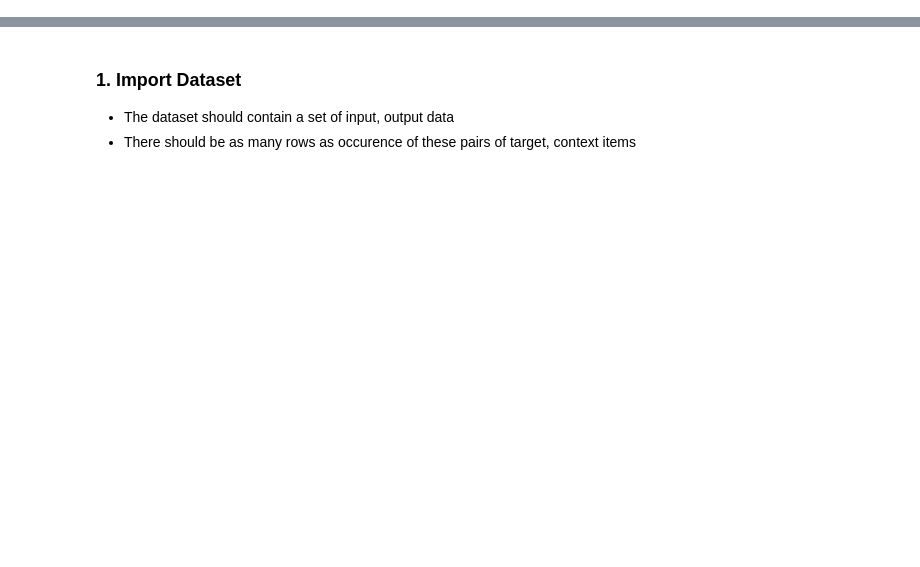
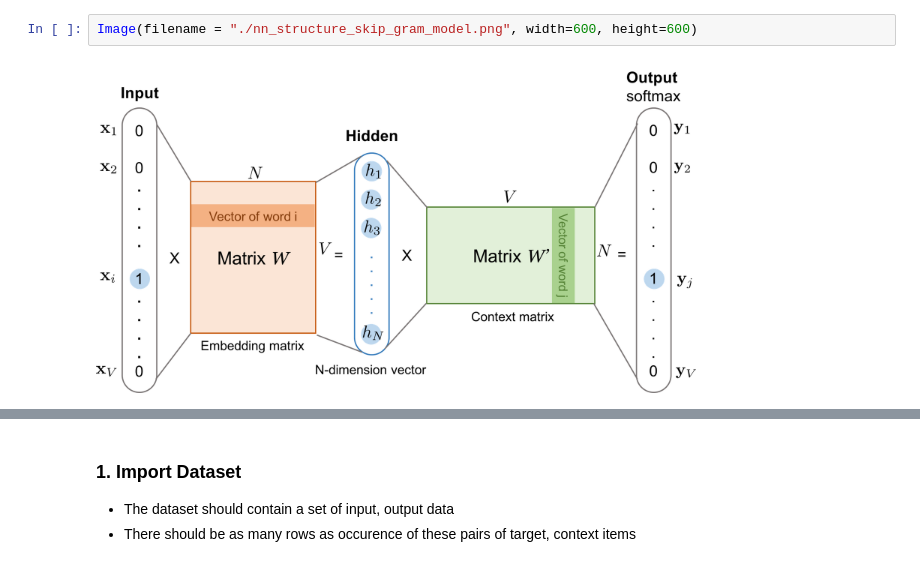
Before and after one commit to yurysamba/recsys, a Jupyter notebook: Skip_Gram.ipynb, the cells around one changed output, grey strips where cells are left out. Saved outputs shown, nothing was run; the diff lists cells and outputs as text; blank space fills up the shorter version.

```diff
--- a/Skip_Gram.ipynb
+++ b/Skip_Gram.ipynb
@@ -24,0 +14,4 @@ from utils import *
+# %%
+Image(filename = "./nn_structure_skip_gram_model.png", width=600, height=600)
+# %% [output]
+[figure, added]
```
Also changed, not shown: parts of 14 cells of this notebook, 1 other file.
